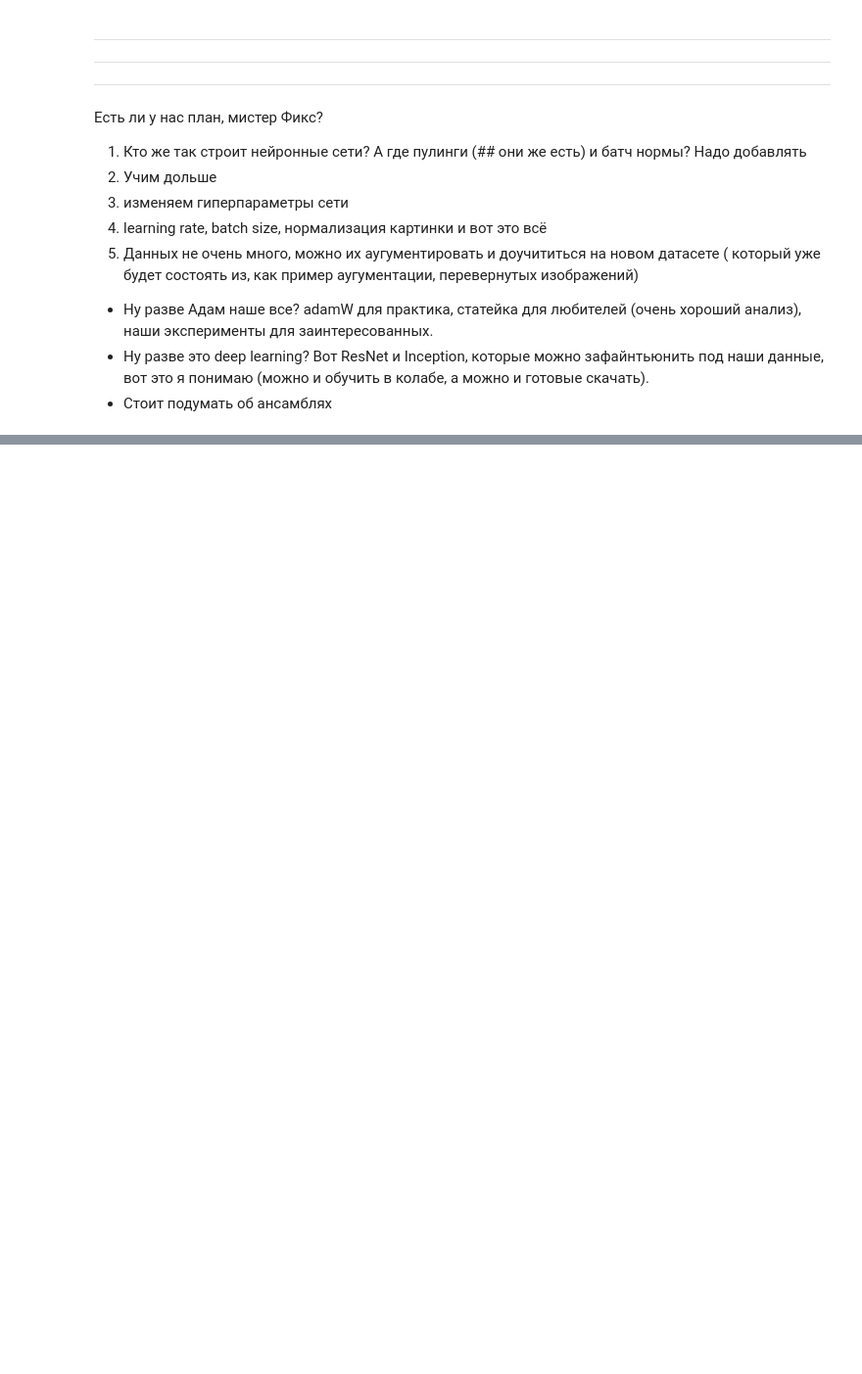
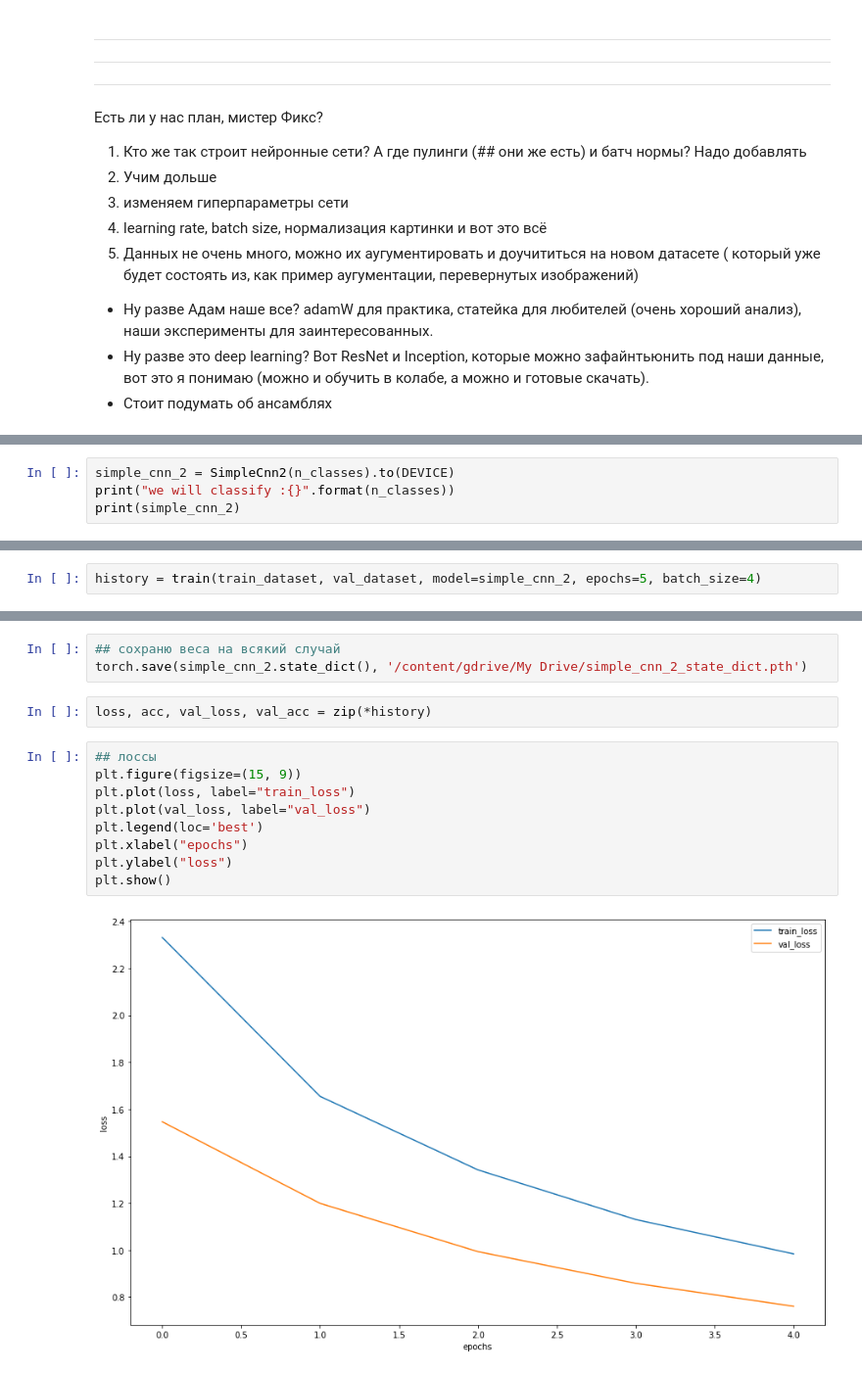
Before and after one commit to gbrs/DLS_1_2022_spring, a Jupyter notebook: 22 Домашка/simpsons_baseline_vp.ipynb, the cells around one changed output, grey strips where cells are left out. Shown at 98% size. Saved outputs shown, nothing was run; the diff lists cells and outputs as text; blank space fills up the shorter version.

```diff
--- a/22 Домашка/simpsons_baseline_vp.ipynb
+++ b/22 Домашка/simpsons_baseline_vp.ipynb
@@ -679,0 +862,4 @@ _______
+# %%
+simple_cnn_2 = SimpleCnn2(n_classes).to(DEVICE)
+print("we will classify :{}".format(n_classes))
+print(simple_cnn_2)
@@ -679,0 +884,2 @@ _______
+# %%
+history = train(train_dataset, val_dataset, model=simple_cnn_2, epochs=5, batch_size=4)
@@ -679,0 +897,16 @@ _______
+# %%
+## сохраню веса на всякий случай
+torch.save(simple_cnn_2.state_dict(), '/content/gdrive/My Drive/simple_cnn_2_state_dict.pth')
+# %%
+loss, acc, val_loss, val_acc = zip(*history)
+# %%
+## лоссы
+plt.figure(figsize=(15, 9))
+plt.plot(loss, label="train_loss")
+plt.plot(val_loss, label="val_loss")
+plt.legend(loc='best')
+plt.xlabel("epochs")
+plt.ylabel("loss")
+plt.show()
+# %% [output]
+[figure, added]
```
Also changed, not shown: parts of 37 cells of this notebook, 2 other files.
